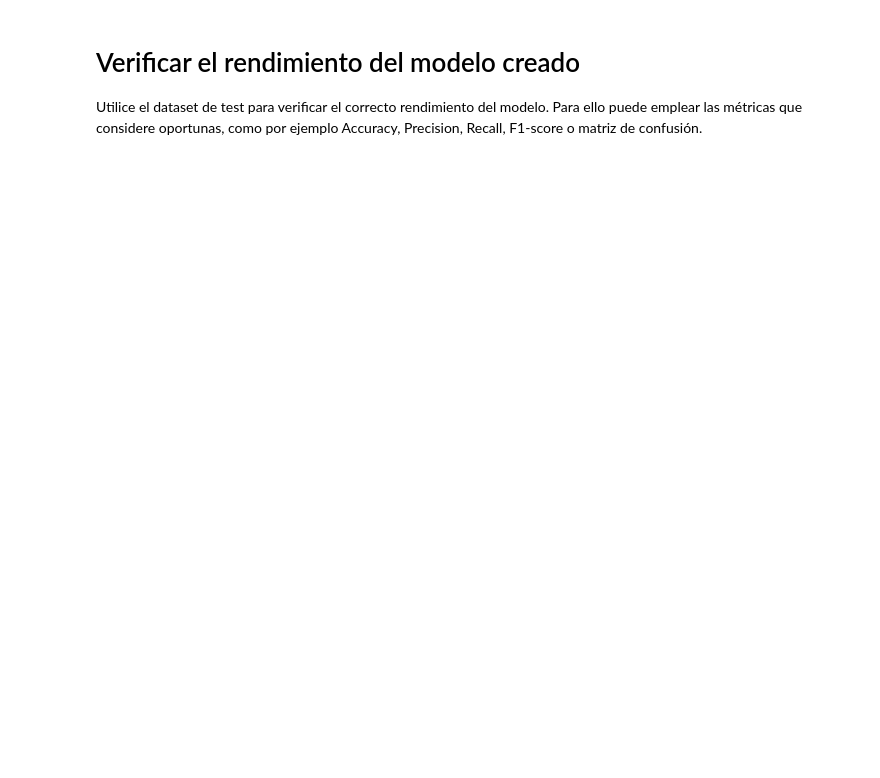
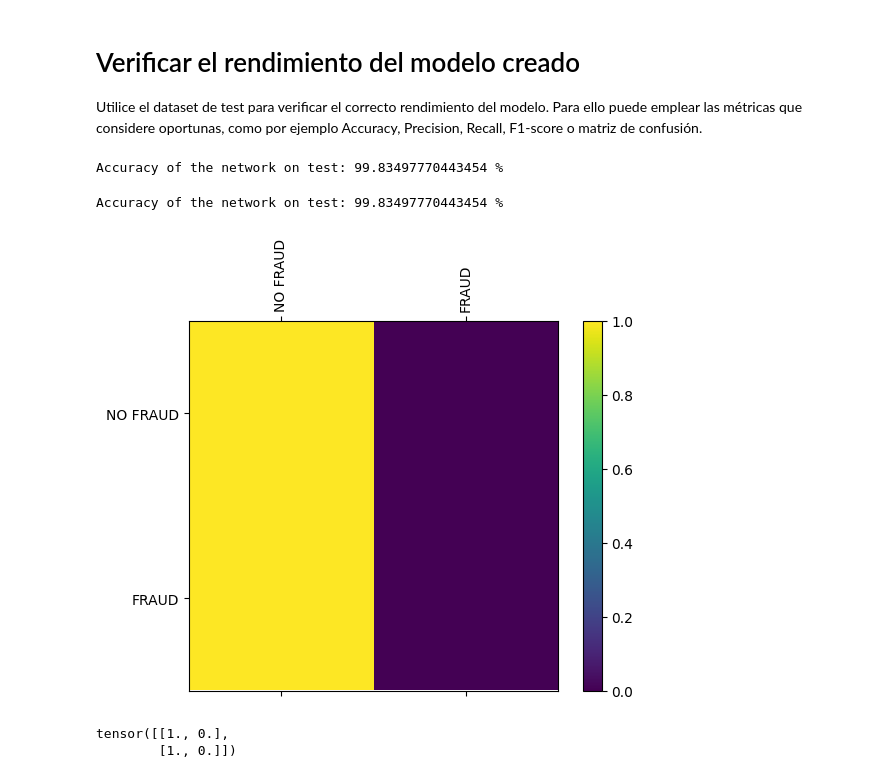
Before and after one commit to Laboratorios-2-MIT-MC/IA-Ciber, a Jupyter notebook: Prácticas/Práctica 1/P1_ENUNCIADO_NOTEBOOK.ipynb, the cells around one changed output. Cells and saved outputs as stored; diff of their text form; code cells hidden in the pictures; blank space fills up the shorter version.

```diff
--- a/Prácticas/Práctica 1/P1_ENUNCIADO_NOTEBOOK.ipynb
+++ b/Prácticas/Práctica 1/P1_ENUNCIADO_NOTEBOOK.ipynb
@@ -345,3 +385,81 @@ Para mostrar el error y accuracy del dataset de train y de val, haga uso de las
 # Verificar el rendimiento del modelo creado
 
 Utilice el dataset de test para verificar el correcto rendimiento del modelo. Para ello puede emplear las métricas que considere oportunas, como por ejemplo Accuracy, Precision, Recall, F1-score o matriz de confusión.
+# %%
+# TEST THE MODEL
+
+with torch.no_grad():
+    n_correct = 0
+    n_samples = 0
+    for X, Y in test_loader:
+
+        X, Y = X.to(device), Y.to(device)
+
+        outputs = model(X)
+
+        _, predicted = torch.max(outputs.data, 1)
+        n_samples += Y.size(0)
+        n_correct += (predicted == Y).sum().item()
+
+    acc = 100.0 * n_correct / n_samples
+    print(f'Accuracy of the network on test: {acc} %')
+# %% [output]
+Accuracy of the network on test: 99.83497770443454 %
+# %%
+# CONFUSION MATRIX
+
+import matplotlib.pyplot as plt
+import matplotlib.ticker as ticker
+
+listclasses = ['NO FRAUD', 'FRAUD']
+numclasses = 2
+
+confusion = torch.zeros(numclasses, numclasses)
+
+with torch.no_grad():
+    n_correct = 0
+    n_samples = 0
+    for X, Y in test_loader:
+
+        X, Y = X.to(device), Y.to(device)
+
+        outputs = model(X)
+
+        _, predicted = torch.max(outputs.data, 1)
+        n_samples += Y.size(0)
+        n_correct += (predicted == Y).sum().item()
+
+        for i in range(len(Y)):
+          label_i = Y[i]
+          predicted_i = predicted[i].item()
+          confusion[label_i][predicted_i] += 1
+
+    acc = 100.0 * n_correct / n_samples
+    print(f'Accuracy of the network on test: {acc} %')
+
+# Normalize by dividing every row by its sum
+for i in range(numclasses):
+    confusion[i] = confusion[i] / confusion[i].sum()
+
+# Set up plot
+fig = plt.figure()
+ax = fig.add_subplot(111)
+cax = ax.matshow(confusion.numpy())
+fig.colorbar(cax)
+
+# Set up axes
+ax.set_xticklabels([''] + listclasses, rotation=90)
+ax.set_yticklabels([''] + listclasses)
+
+# Force label at every tick
+ax.xaxis.set_major_locator(ticker.MultipleLocator(1))
+ax.yaxis.set_major_locator(ticker.MultipleLocator(1))
+
+# sphinx_gallery_thumbnail_number = 2
+plt.show()
+print (confusion)
+# %% [output]
+Accuracy of the network on test: 99.83497770443454 %
+[figure, added]
+tensor([[1., 0.],
+        [1., 0.]])
```
Also changed, not shown: parts of 5 cells of this notebook.
